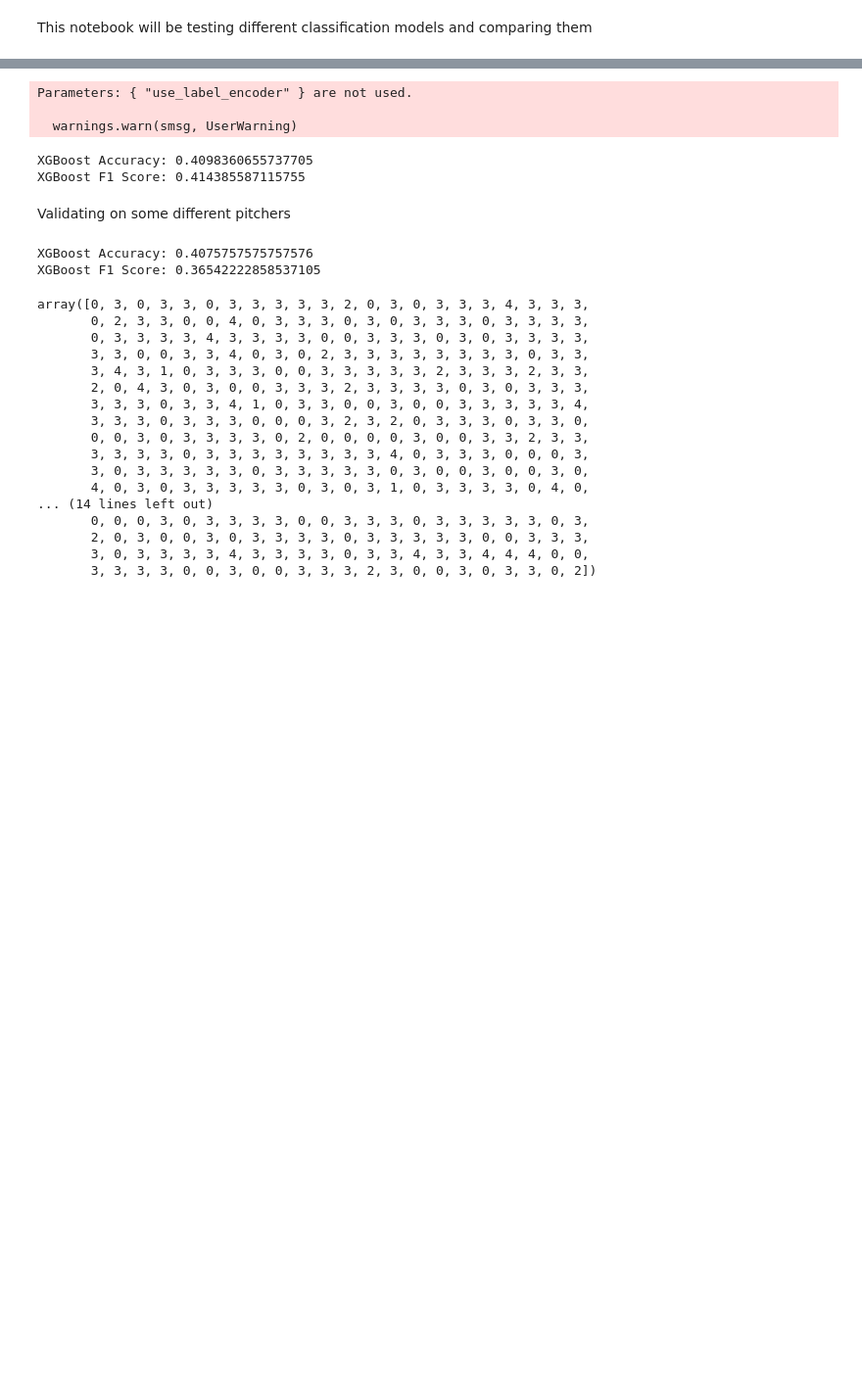
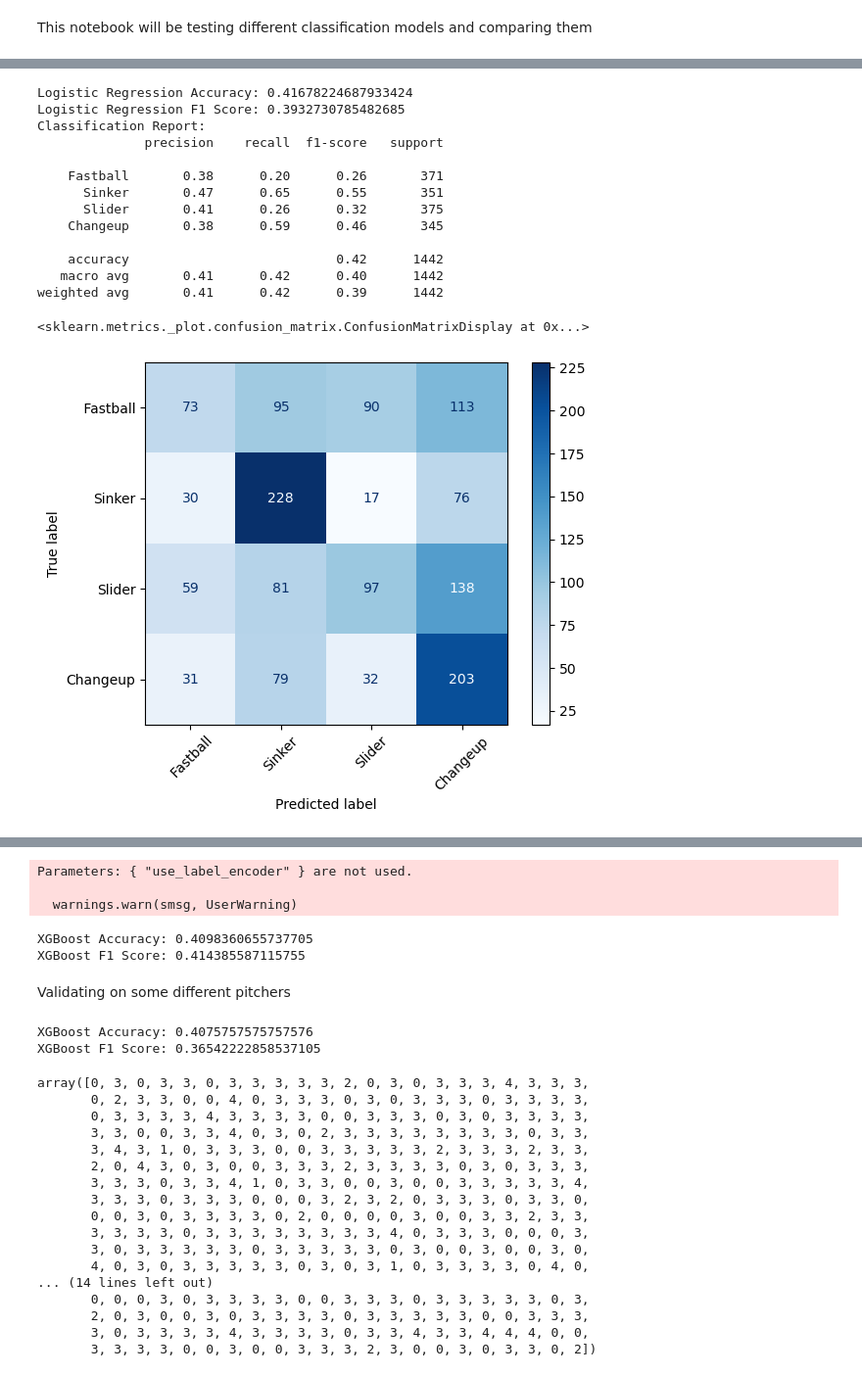
Before and after one commit to Stonec823/MLB-Pitch-Prediction, a Jupyter notebook: notebooks/models.ipynb, the cells around one changed output, grey strips where cells are left out. Shown at 98% size. Cells and saved outputs as stored; diff of their text form; code cells hidden in the pictures; blank space fills up the shorter version.

```diff
--- a/notebooks/models.ipynb
+++ b/notebooks/models.ipynb
@@ -61,2 +75,67 @@ Logistic Regression F1 Score: 0.35019870839542966
+# %%
+from sklearn.utils.class_weight import compute_class_weight
+
+
+#Model 1 Multiple logistic regression
+lr_model = LogisticRegression(random_state=43, max_iter=10000)
+lr_model.fit(X_train, y_train)
+lr_predictions = lr_model.predict(X_test)
+y_pred_prob = lr_model.predict_proba(X_test)[:, 1]
+# Evaluation
+print("Logistic Regression Accuracy:", accuracy_score(y_test, lr_predictions))
+print("Logistic Regression F1 Score:", f1_score(y_test, lr_predictions, average='weighted'))
+
+
+#class_report = classification_report(y_test, lr_predictions, zero_division=0)
+
+from sklearn.metrics import classification_report, confusion_matrix, ConfusionMatrixDisplay
+class_labels = df['pitch_type_map'].unique()
+
+# Plotting the detailed confusion matrix
+# plt.figure(figsize=(8, 6))
+# sns.heatmap(conf_matrix, annot=True, fmt='d', cmap='Blues', xticklabels=class_labels, yticklabels=class_labels)
+# plt.xlabel('Predicted Labels')
+# plt.ylabel('True Labels')
+# plt.title('Confusion Matrix with Class Labels')
+# plt.show()
+
+print("Classification Report:")
+print(classification_report(y_test, lr_predictions, target_names=[class_mapping[c] for c in np.unique(y)]))
+
+# Generate confusion matrix
+conf_matrix = confusion_matrix(y_test, lr_predictions)
+
+# Convert confusion matrix to a DataFrame with mapped labels
+# conf_matrix_df = pd.DataFrame(
+#     conf_matrix,
+#     index=[class_mapping[c] for c in np.unique(y)],
+#     columns=[class_mapping[c] for c in np.unique(y)]
+# )
+
+# print("\nConfusion Matrix:")
+# print(conf_matrix_df)
+
+disp = ConfusionMatrixDisplay(confusion_matrix=conf_matrix, display_labels=[class_mapping[c] for c in np.unique(y)])
+disp.plot(cmap="Blues", xticks_rotation=45)
+
+# Precision, Recall, and F1-score for each class
+# Weighted metrics to consider class frequencies
+# Confusion Matrix for deeper insights
+# %% [output]
+Logistic Regression Accuracy: 0.41678224687933424
+Logistic Regression F1 Score: 0.3932730785482685
+Classification Report:
+              precision    recall  f1-score   support
+
+    Fastball       0.38      0.20      0.26       371
+      Sinker       0.47      0.65      0.55       351
+      Slider       0.41      0.26      0.32       375
+    Changeup       0.38      0.59      0.46       345
+
+    accuracy                           0.42      1442
+   macro avg       0.41      0.42      0.40      1442
+weighted avg       0.41      0.42      0.39      1442
+<sklearn.metrics._plot.confusion_matrix.ConfusionMatrixDisplay at 0x...>
+[figure, added]
 # %%
 #model 2 KNN
```
Also changed, not shown: parts of 7 cells of this notebook, 5 other files.
